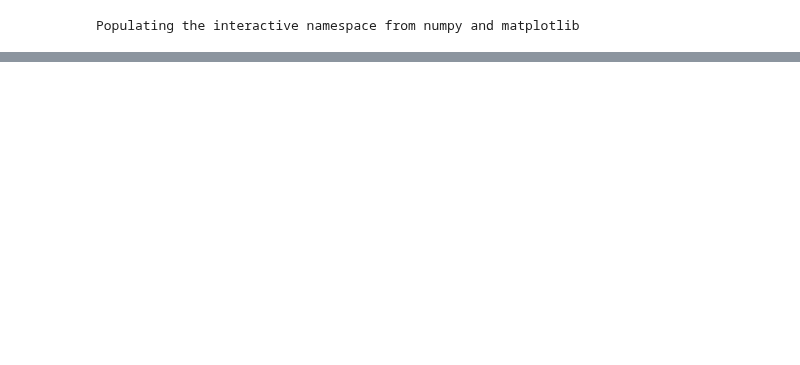
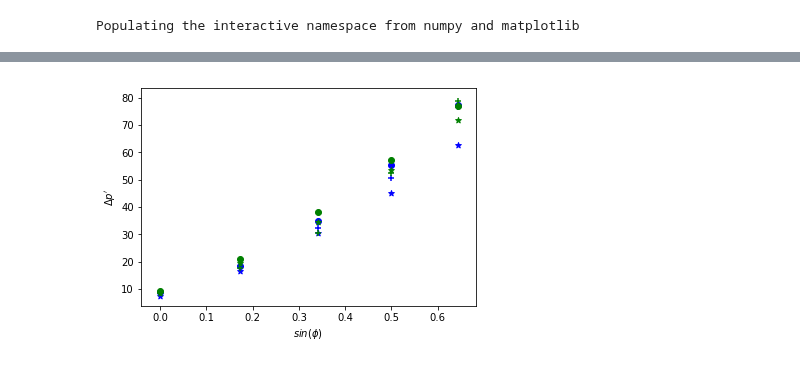
Before and after one commit to dansand/shearBands, a Jupyter notebook: viz/Untitled-Copy1.ipynb, the cells around one changed output, grey strips where cells are left out. Saved outputs shown, nothing was run; the diff lists cells and outputs as text; code cells hidden in the pictures; blank space fills up the shorter version.

```diff
--- a/viz/Untitled-Copy1.ipynb
+++ b/viz/Untitled-Copy1.ipynb
@@ -133,0 +320,33 @@ ax3.set_ylabel("$\Delta p'$")
+# %%
+fig, ax = plt.subplots()
+
+#fig = plt.figure(figsize=(8, 8))
+
+col = 'fa'
+
+
+for i in range(0,len(dataE), 2):
+    #print(i)
+    ax.scatter((paramsE[i][col][1]), dataE[i]['pressmax'][::3] - dataE[i]['pressmin'][::3], c='b', \
+               marker=mMap[paramsE[i][mar][1]], label = '{} {} {:6.3f}'.format('res.: 64', ',  $\eta_2$:', paramsE[i]['eta2'][1]))
+
+
+for i in range(1,len(dataE), 2):
+    #print(i)
+    ax.scatter((paramsE[i][col][1]), dataE[i]['pressmax'][::3] - dataE[i]['pressmin'][::3], c='g',  \
+               marker=mMap[paramsE[i][mar][1]], label = '{} {} {:6.3f}'.format('res.: 96', ',  $\eta_2$:', paramsE[i]['eta2'][1]))
+
+
+
+ax.set_xlabel('$sin(\phi)$')
+ax.set_ylabel("$\Delta p'$")
+
+
+#now we cut down the legend entries to a minimal set
+
+handles, labels = ax.get_legend_handles_labels()
+#labels = [labels[0], labels[1] ,labels[2] , labels[9],  labels[-3]]
+#handles = [handles[0] , handles[1], handles[2],  handles[9],  handles[-3] ]
+#ax.legend(handles,labels, loc=1, prop={'size':8})
+# %% [output]
+[figure, added]
```
Also changed, not shown: parts of 27 cells of this notebook, 3 other files.
